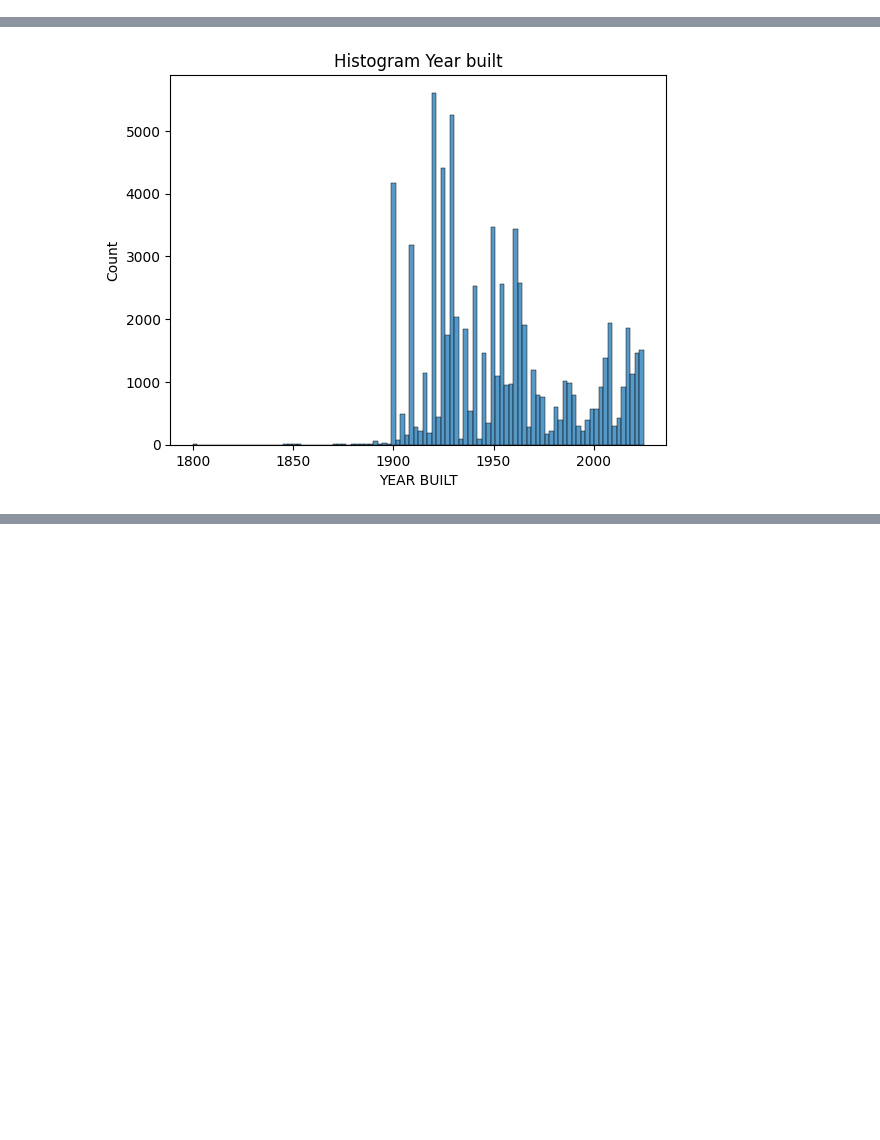
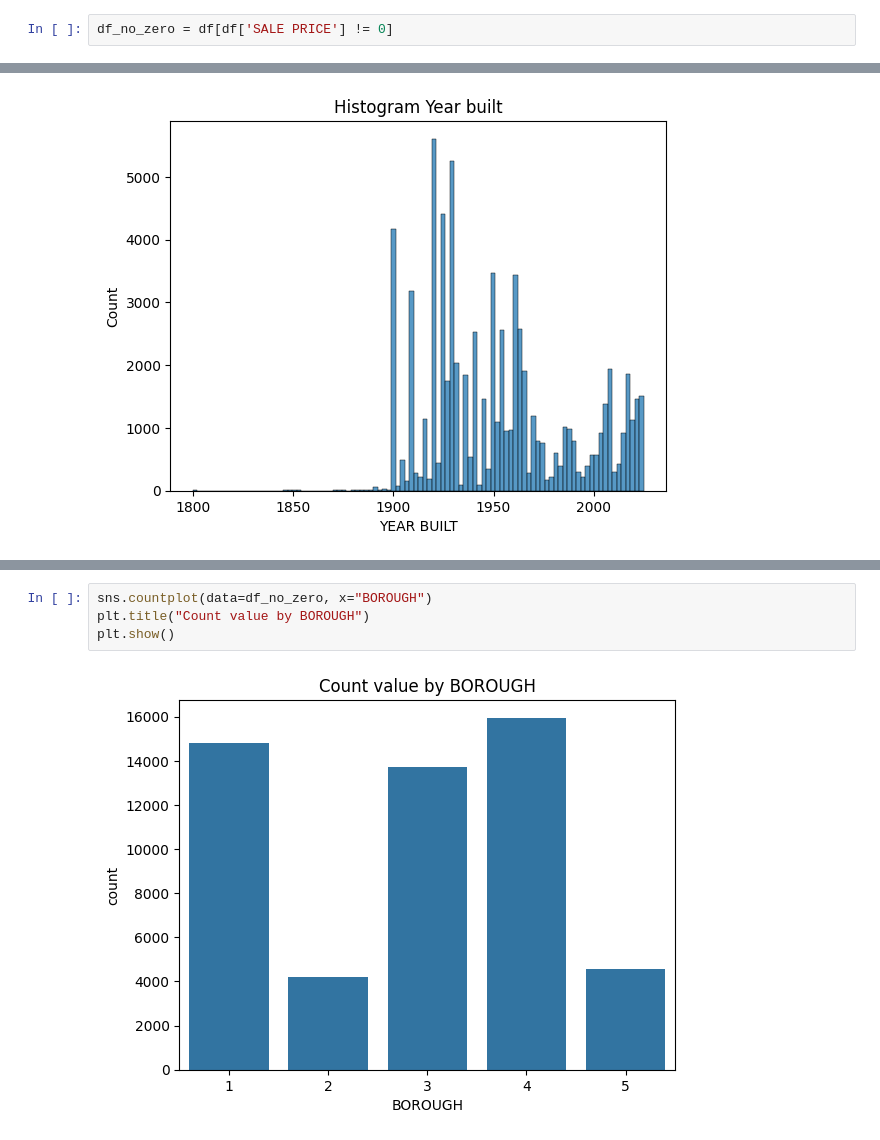
Before and after one commit to Gitzav/role_of_data_preparation, a Jupyter notebook: Data_preparation.ipynb, the cells around one changed output, grey strips where cells are left out. Drawn from its saved outputs; the diff is of its cells as text; blank space fills up the shorter version.

```diff
--- a/Data_preparation.ipynb
+++ b/Data_preparation.ipynb
@@ -41,3 +41,5 @@ datetime.date(2024, 11, 1)
 df['SALE DATE'].dt.date.max()
 # %% [output]
 datetime.date(2025, 10, 31)
+# %%
+df_no_zero = df[df['SALE PRICE'] != 0]
@@ -145,0 +223,6 @@ plt.show()
+# %%
+sns.countplot(data=df_no_zero, x="BOROUGH")
+plt.title("Count value by BOROUGH")
+plt.show()
+# %% [output]
+[figure, added]
```
Also changed, not shown: parts of 14 cells of this notebook.
